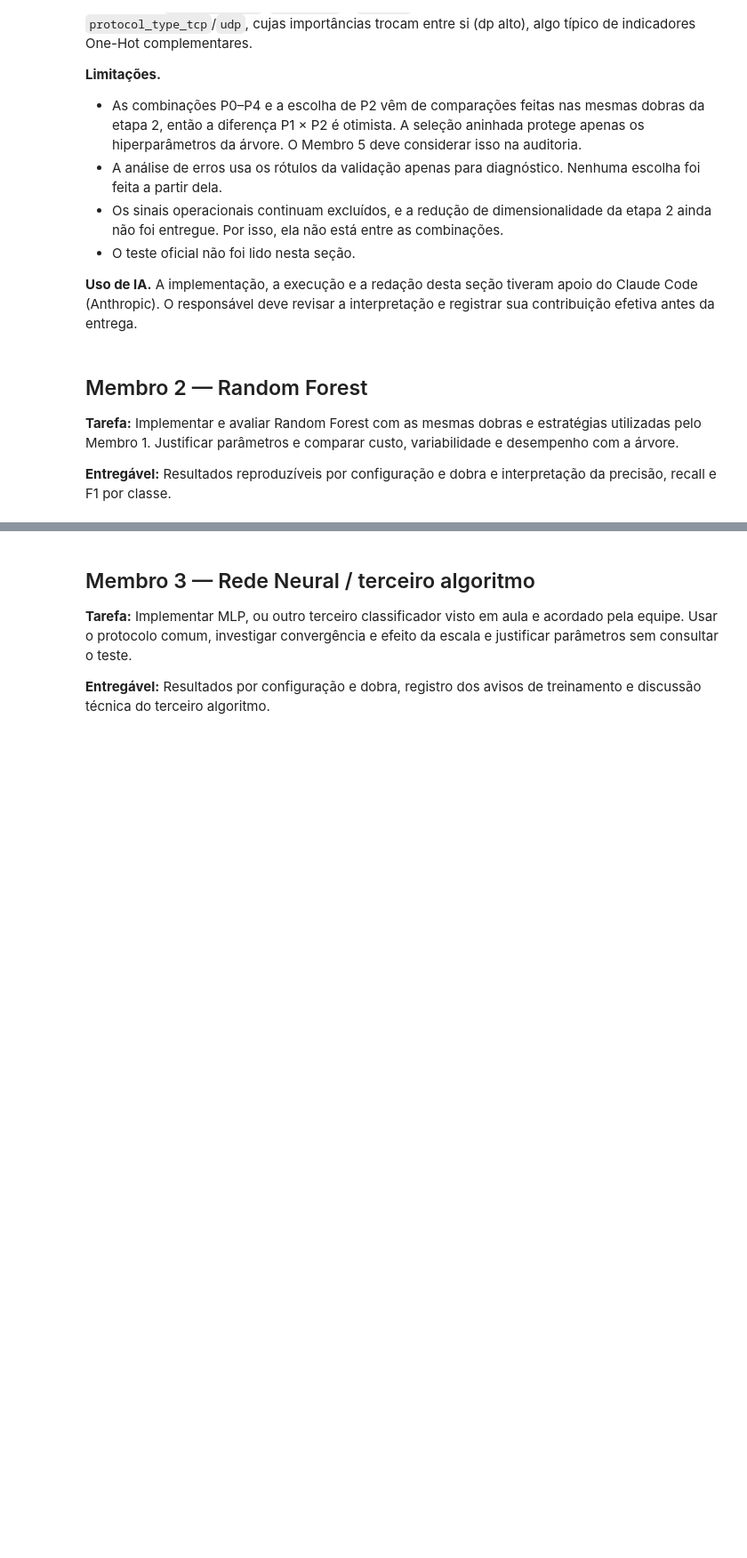
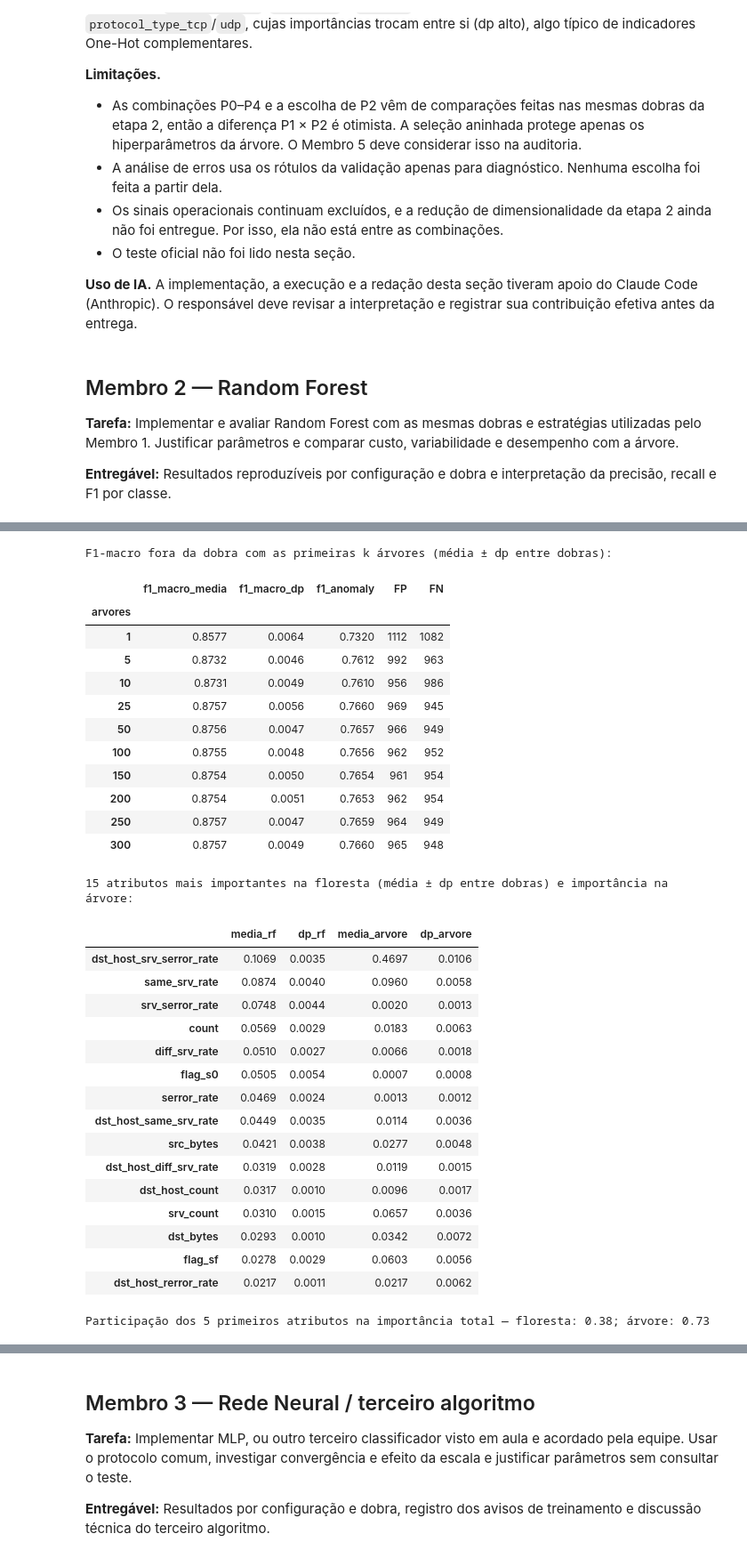
Before and after one commit to matheusmra/tp-ia, a Jupyter notebook: notebooks/03_classificadores.ipynb, the cells around one changed output, grey strips where cells are left out. Shown at 89% size. Cells and saved outputs as stored; diff of their text form; code cells hidden in the pictures; blank space fills up the shorter version.

```diff
--- a/notebooks/03_classificadores.ipynb
+++ b/notebooks/03_classificadores.ipynb
@@ -668,0 +840,63 @@ Entre os erros sem conflito, o ponto fraco é o tráfego **UDP**: o recall de `a
+# %%
+# Membro 2 — 2.4 F1-macro fora da dobra em função do número de árvores (diagnóstico, P2) e importâncias
+N_ARVORES = [1, 5, 10, 25, 50, 100, 150, 200, 250, 300]
+curva_arvores = []
+for dobra, ((_, iva), pipe) in enumerate(zip(INDICES_DOBRAS, oof_rf[CONFIG_PRINCIPAL]["pipes"]), start=1):
+    floresta = pipe.named_steps["modelo"]
+    Z_va = pipe[:-1].transform(X_treino.iloc[iva])       # transformadores já ajustados no treino da dobra
+    acumulada = np.cumsum([arv.predict_proba(Z_va)[:, 1] for arv in floresta.estimators_], axis=0)
+    # Com todas as árvores, a média acumulada é a probabilidade da própria floresta.
+    np.testing.assert_allclose(acumulada[-1] / len(floresta.estimators_), floresta.predict_proba(Z_va)[:, 1])
+    for k in N_ARVORES:
+        pred = (acumulada[k - 1] / k > 0.5).astype(int)
+        curva_arvores.append({"dobra": dobra, "arvores": k, **metricas_classificacao(y_treino.iloc[iva], pred)})
+curva_arvores = pd.DataFrame(curva_arvores)
+print("F1-macro fora da dobra com as primeiras k árvores (média ± dp entre dobras):")
+with pd.option_context("display.float_format", "{:.4f}".format):
+    display(curva_arvores.groupby("arvores").agg(f1_macro_media=("f1_macro", "mean"), f1_macro_dp=("f1_macro", "std"),
+                                                 f1_anomaly=("f1_anomaly", "mean"), FP=("FP", "sum"), FN=("FN", "sum")))
+
+# Importância média (redução de impureza) nas 5 florestas de P2, ao lado da árvore do Membro 1.
+importancias_rf = pd.concat([
+    pd.Series(p.named_steps["modelo"].feature_importances_,
+              index=p.named_steps["imputacao_codificacao"].get_feature_names_out())
+    for p in oof_rf[CONFIG_PRINCIPAL]["pipes"]], axis=1).fillna(0)
+importancia_rf = pd.DataFrame({"media_rf": importancias_rf.mean(axis=1), "dp_rf": importancias_rf.std(axis=1)})
+importancia_rf = importancia_rf.join(importancia_arvore.rename(columns={"media": "media_arvore", "dp": "dp_arvore"}),
+                                     how="outer").fillna(0)
+print("15 atributos mais importantes na floresta (média ± dp entre dobras) e importância na árvore:")
+display(importancia_rf.sort_values("media_rf", ascending=False).head(15).round(4))
+print(f"Participação dos 5 primeiros atributos na importância total — floresta: "
+      f"{importancia_rf.media_rf.nlargest(5).sum():.2f}; árvore: {importancia_rf.media_arvore.nlargest(5).sum():.2f}")
+# %% [output]
+F1-macro fora da dobra com as primeiras k árvores (média ± dp entre dobras):
+|  | f1_macro_media | f1_macro_dp | f1_anomaly | FP | FN |
+| arvores |  |  |  |  |  |
+| 1 | 0.8577 | 0.0064 | 0.7320 | 1112 | 1082 |
+| 5 | 0.8732 | 0.0046 | 0.7612 | 992 | 963 |
+| 10 | 0.8731 | 0.0049 | 0.7610 | 956 | 986 |
+| 25 | 0.8757 | 0.0056 | 0.7660 | 969 | 945 |
+| 50 | 0.8756 | 0.0047 | 0.7657 | 966 | 949 |
+| 100 | 0.8755 | 0.0048 | 0.7656 | 962 | 952 |
+| 150 | 0.8754 | 0.0050 | 0.7654 | 961 | 954 |
+| 200 | 0.8754 | 0.0051 | 0.7653 | 962 | 954 |
+| 250 | 0.8757 | 0.0047 | 0.7659 | 964 | 949 |
+| 300 | 0.8757 | 0.0049 | 0.7660 | 965 | 948 |
+15 atributos mais importantes na floresta (média ± dp entre dobras) e importância na árvore:
+|  | media_rf | dp_rf | media_arvore | dp_arvore |
+| dst_host_srv_serror_rate | 0.1069 | 0.0035 | 0.4697 | 0.0106 |
+| same_srv_rate | 0.0874 | 0.0040 | 0.0960 | 0.0058 |
+| srv_serror_rate | 0.0748 | 0.0044 | 0.0020 | 0.0013 |
+| count | 0.0569 | 0.0029 | 0.0183 | 0.0063 |
+| diff_srv_rate | 0.0510 | 0.0027 | 0.0066 | 0.0018 |
+| flag_s0 | 0.0505 | 0.0054 | 0.0007 | 0.0008 |
+| serror_rate | 0.0469 | 0.0024 | 0.0013 | 0.0012 |
+| dst_host_same_srv_rate | 0.0449 | 0.0035 | 0.0114 | 0.0036 |
+| src_bytes | 0.0421 | 0.0038 | 0.0277 | 0.0048 |
+| dst_host_diff_srv_rate | 0.0319 | 0.0028 | 0.0119 | 0.0015 |
+| dst_host_count | 0.0317 | 0.0010 | 0.0096 | 0.0017 |
+| srv_count | 0.0310 | 0.0015 | 0.0657 | 0.0036 |
+| dst_bytes | 0.0293 | 0.0010 | 0.0342 | 0.0072 |
+| flag_sf | 0.0278 | 0.0029 | 0.0603 | 0.0056 |
+| dst_host_rerror_rate | 0.0217 | 0.0011 | 0.0217 | 0.0062 |
+Participação dos 5 primeiros atributos na importância total — floresta: 0.38; árvore: 0.73
```
Also changed, not shown: parts of 13 cells of this notebook.
